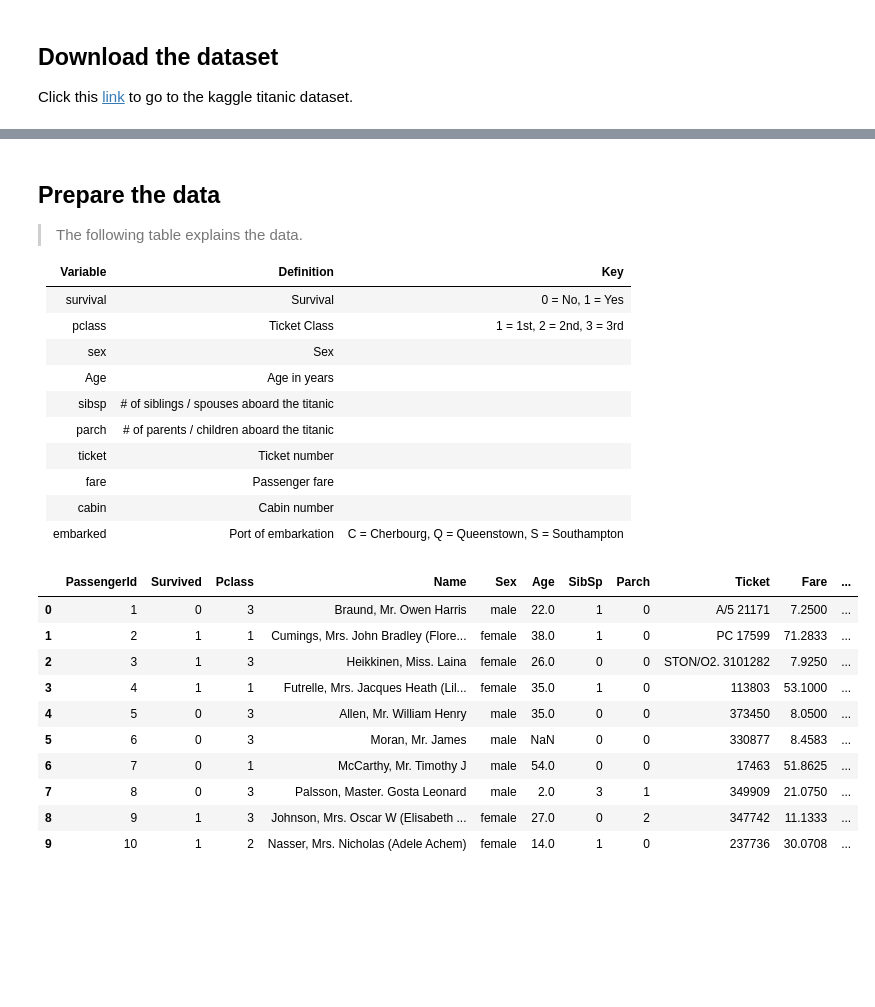
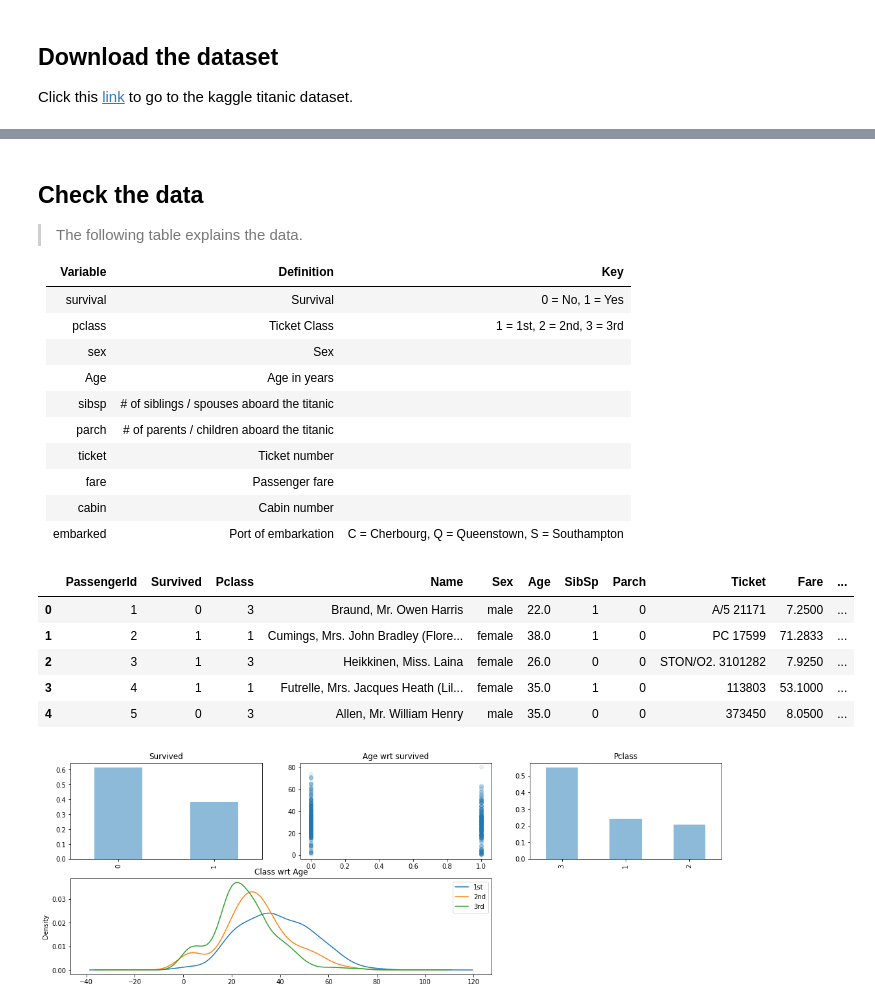
Before and after one commit to FlorianWoelki/titanic_classification, a Jupyter notebook: titanic_classification.ipynb, the cells around one changed output, grey strips where cells are left out. Drawn from its saved outputs; the diff is of its cells as text; code cells hidden in the pictures; blank space fills up the shorter version.

```diff
--- a/titanic_classification.ipynb
+++ b/titanic_classification.ipynb
@@ -22,5 +23,5 @@ gender_submission.csv  kaggle.json  test.csv  train.csv
 # %% [markdown]
-## Prepare the data
+## Check the data
 
 > The following table explains the data.
 
@@ -41,15 +43,34 @@ import pandas as pd
 # %%
 df = pd.read_csv('train.csv')
-df.head(10)
+df.head()
 # %% [output]
 |  | PassengerId | Survived | Pclass | Name | Sex | Age | SibSp | Parch | Ticket | Fare | ... |
 | 0 | 1 | 0 | 3 | Braund, Mr. Owen Harris | male | 22.0 | 1 | 0 | A/5 21171 | 7.2500 | ... |
 | 1 | 2 | 1 | 1 | Cumings, Mrs. John Bradley (Flore... | female | 38.0 | 1 | 0 | PC 17599 | 71.2833 | ... |
 | 2 | 3 | 1 | 3 | Heikkinen, Miss. Laina | female | 26.0 | 0 | 0 | STON/O2. 3101282 | 7.9250 | ... |
 | 3 | 4 | 1 | 1 | Futrelle, Mrs. Jacques Heath (Lil... | female | 35.0 | 1 | 0 | 113803 | 53.1000 | ... |
 | 4 | 5 | 0 | 3 | Allen, Mr. William Henry | male | 35.0 | 0 | 0 | 373450 | 8.0500 | ... |
-| 5 | 6 | 0 | 3 | Moran, Mr. James | male | NaN | 0 | 0 | 330877 | 8.4583 | ... |
-| 6 | 7 | 0 | 1 | McCarthy, Mr. Timothy J | male | 54.0 | 0 | 0 | 17463 | 51.8625 | ... |
-| 7 | 8 | 0 | 3 | Palsson, Master. Gosta Leonard | male | 2.0 | 3 | 1 | 349909 | 21.0750 | ... |
-| 8 | 9 | 1 | 3 | Johnson, Mrs. Oscar W (Elisabeth ... | female | 27.0 | 0 | 2 | 347742 | 11.1333 | ... |
-| 9 | 10 | 1 | 2 | Nasser, Mrs. Nicholas (Adele Achem) | female | 14.0 | 1 | 0 | 237736 | 30.0708 | ... |
+# %%
+fig = plt.figure(figsize=(18, 6))
+
+plt.subplot2grid((2, 3), (0, 0))
+df.Survived.value_counts(normalize=True).plot(kind='bar', alpha=0.5)
+plt.title('Survived')
+
+plt.subplot2grid((2, 3), (0, 1))
+plt.scatter(df.Survived, df.Age, alpha=0.1)
+plt.title('Age wrt survived')
+
+plt.subplot2grid((2, 3), (0, 2))
+df.Pclass.value_counts(normalize=True).plot(kind='bar', alpha=0.5)
+plt.title('Pclass')
+
+plt.subplot2grid((2, 3), (1, 0), colspan=2)
+for x in [1, 2, 3]:
+  df.Age[df.Pclass == x].plot(kind='kde')
+plt.title('Class wrt Age')
+plt.legend(('1st', '2nd', '3rd'))
+
+plt.show()
+# %% [output]
+[figure, added]
```
Also changed, not shown: parts of 17 cells of this notebook.
